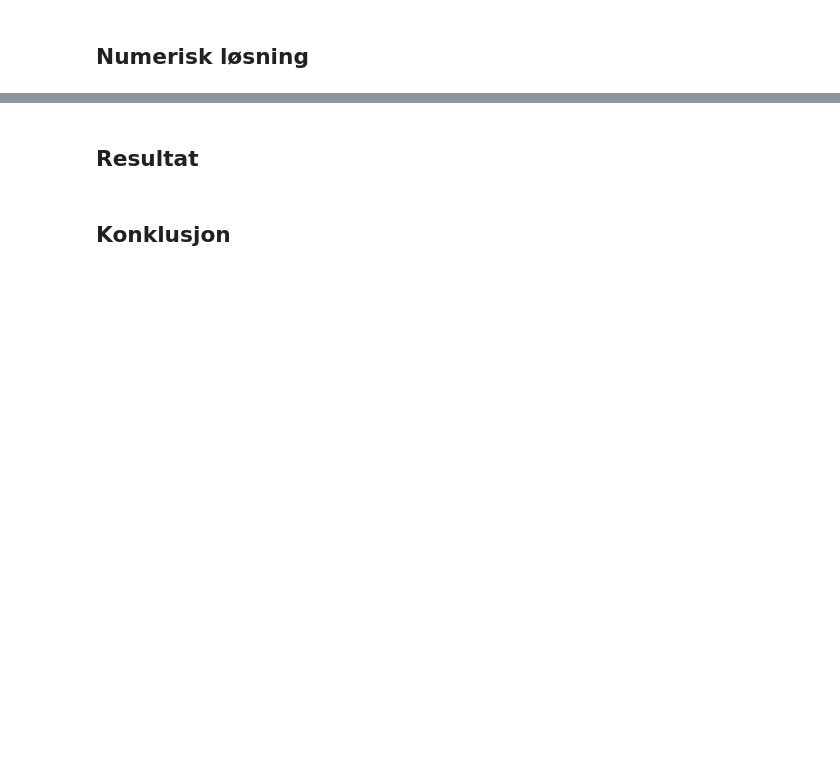
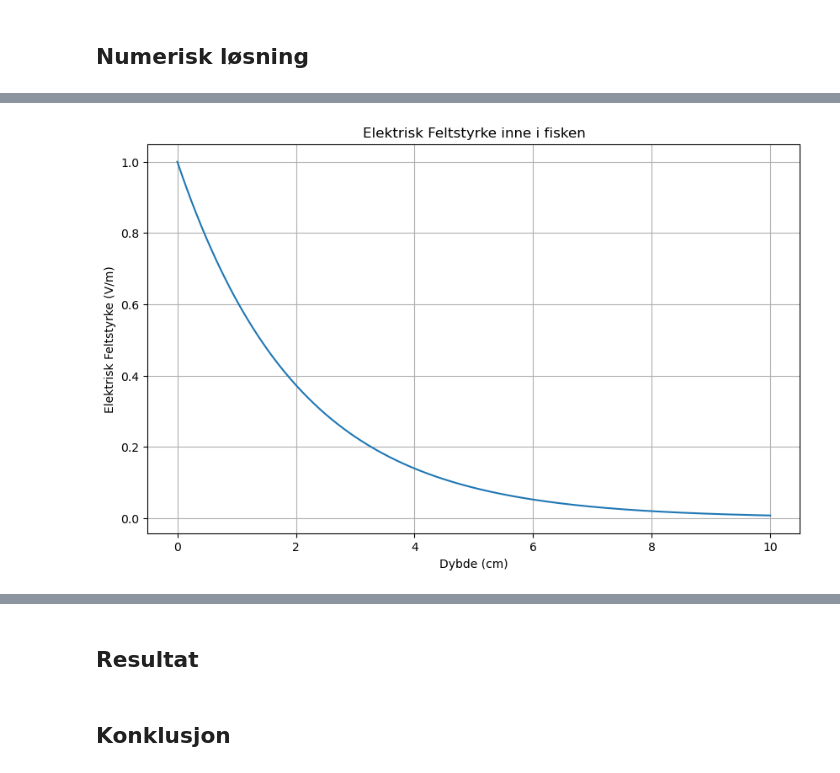
Before and after one commit to VictJoh/ElMag-Computational-Essay, a Jupyter notebook: compessay.ipynb, the cells around one changed output, grey strips where cells are left out. Saved outputs shown, nothing was run; the diff lists cells and outputs as text; code cells hidden in the pictures; blank space fills up the shorter version.

```diff
--- a/compessay.ipynb
+++ b/compessay.ipynb
@@ -79,0 +106,30 @@ Syklotronfrekvensen: 2.80e+08 Hz
+# %%
+import numpy as np
+import matplotlib.pyplot as plt
+
+E0 = 1.0
+f = 2.45e9
+epsilon_r = 78
+tan_delta = 0.153846
+c = 3e8
+
+alpha = np.sqrt(2) * np.pi * f * np.sqrt(epsilon_r) * tan_delta / c
+
+
+delta = 1 / alpha
+
+r = np.linspace(0, 0.10, 500)  # 0
+
+# Elektrisk felt
+E = E0 * np.exp(-alpha * r)
+
+# Plot
+plt.figure(figsize=(10,6))
+plt.plot(r*100, E)
+plt.title('Elektrisk Feltstyrke inne i fisken')
+plt.xlabel('Dybde (cm)')
+plt.ylabel('Elektrisk Feltstyrke (V/m)')
+plt.grid(True)
+plt.show()
+# %% [output]
+[figure, added]
```
Also changed, not shown: parts of 6 cells of this notebook.
